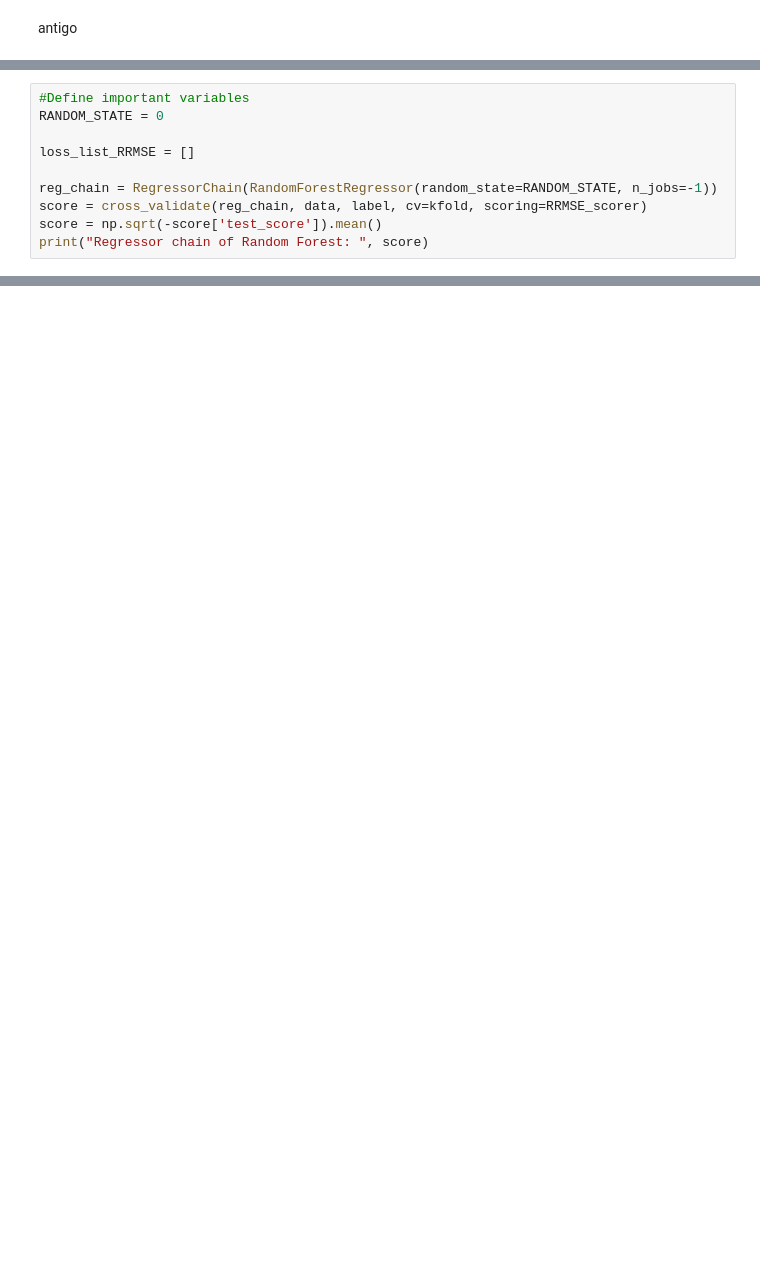
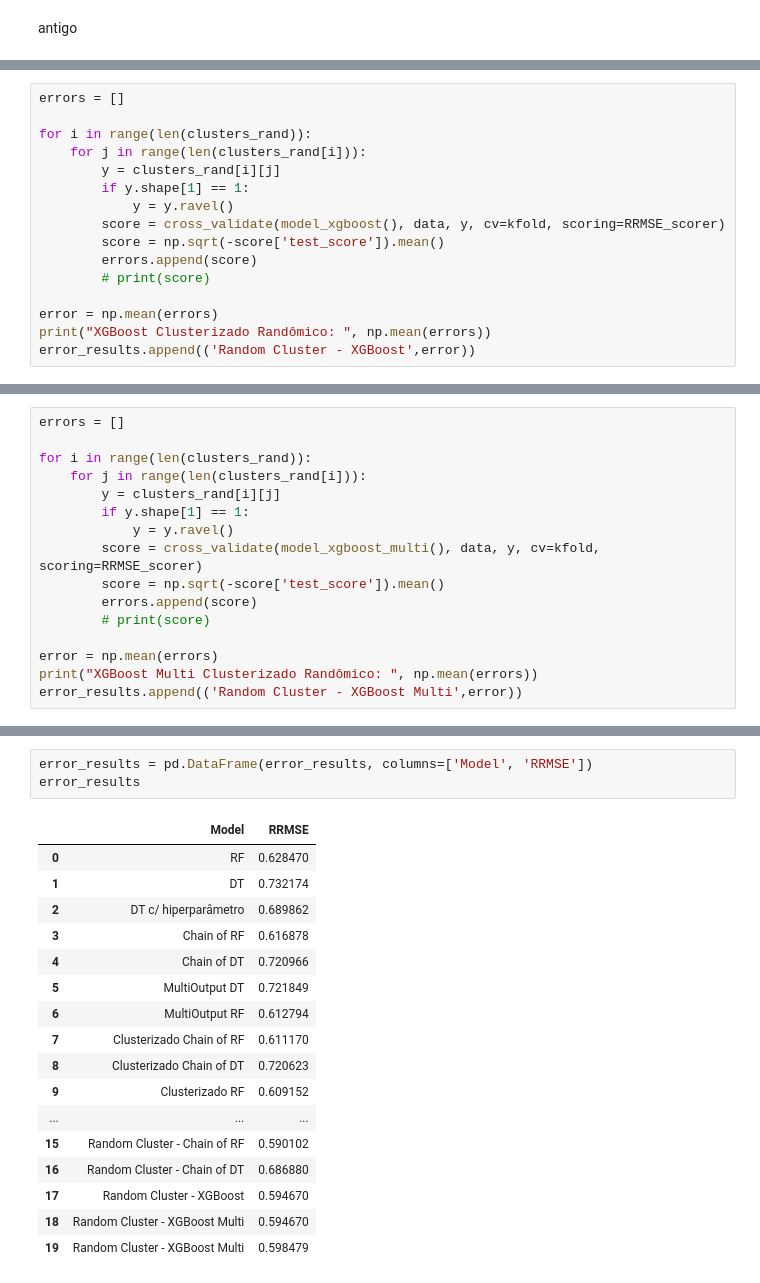
Before and after one commit to yanborges/RMT_TCC, a Jupyter notebook: RMT_TCC.ipynb, the cells around one changed output, grey strips where cells are left out. Saved outputs shown, nothing was run; the diff lists cells and outputs as text; blank space fills up the shorter version.

```diff
--- a/RMT_TCC.ipynb
+++ b/RMT_TCC.ipynb
@@ -460,10 +358,0 @@ Decision Tree Clusterizado:  0.6770787811375321
-# %%
-#Define important variables
-RANDOM_STATE = 0
-
-loss_list_RRMSE = []
-
-reg_chain = RegressorChain(RandomForestRegressor(random_state=RANDOM_STATE, n_jobs=-1))
-score = cross_validate(reg_chain, data, label, cv=kfold, scoring=RRMSE_scorer)
-score = np.sqrt(-score['test_score']).mean()
-print("Regressor chain of Random Forest: ", score)
@@ -645,0 +649,16 @@ XGBoost Local RRMSE: [0.49146055 0.49935981 0.40610491 0.21972201 0.49727372 0.1
+# %%
+errors = []
+
+for i in range(len(clusters_rand)):
+    for j in range(len(clusters_rand[i])):
+        y = clusters_rand[i][j]
+        if y.shape[1] == 1:
+            y = y.ravel()
+        score = cross_validate(model_xgboost(), data, y, cv=kfold, scoring=RRMSE_scorer)
+        score = np.sqrt(-score['test_score']).mean()
+        errors.append(score)
+        # print(score)
+
+error = np.mean(errors)
+print("XGBoost Clusterizado Randômico: ", np.mean(errors))
+error_results.append(('Random Cluster - XGBoost',error))
@@ -645,0 +667,16 @@ XGBoost Local RRMSE: [0.49146055 0.49935981 0.40610491 0.21972201 0.49727372 0.1
+# %%
+errors = []
+
+for i in range(len(clusters_rand)):
+    for j in range(len(clusters_rand[i])):
+        y = clusters_rand[i][j]
+        if y.shape[1] == 1:
+            y = y.ravel()
+        score = cross_validate(model_xgboost_multi(), data, y, cv=kfold, scoring=RRMSE_scorer)
+        score = np.sqrt(-score['test_score']).mean()
+        errors.append(score)
+        # print(score)
+
+error = np.mean(errors)
+print("XGBoost Multi Clusterizado Randômico: ", np.mean(errors))
+error_results.append(('Random Cluster - XGBoost Multi',error))
@@ -645,0 +703,21 @@ XGBoost Local RRMSE: [0.49146055 0.49935981 0.40610491 0.21972201 0.49727372 0.1
+# %%
+error_results = pd.DataFrame(error_results, columns=['Model', 'RRMSE'])
+error_results
+# %% [output]
+|  | Model | RRMSE |
+| 0 | RF | 0.628470 |
+| 1 | DT | 0.732174 |
+| 2 | DT c/ hiperparâmetro | 0.689862 |
+| 3 | Chain of RF | 0.616878 |
+| 4 | Chain of DT | 0.720966 |
+| 5 | MultiOutput DT | 0.721849 |
+| 6 | MultiOutput RF | 0.612794 |
+| 7 | Clusterizado Chain of RF | 0.611170 |
+| 8 | Clusterizado Chain of DT | 0.720623 |
+| 9 | Clusterizado RF | 0.609152 |
+| ... | ... | ... |
+| 15 | Random Cluster - Chain of RF | 0.590102 |
+| 16 | Random Cluster - Chain of DT | 0.686880 |
+| 17 | Random Cluster - XGBoost | 0.594670 |
+| 18 | Random Cluster - XGBoost Multi | 0.594670 |
+| 19 | Random Cluster - XGBoost Multi | 0.598479 |
```
Also changed, not shown: parts of 97 cells of this notebook, 1 other file.
